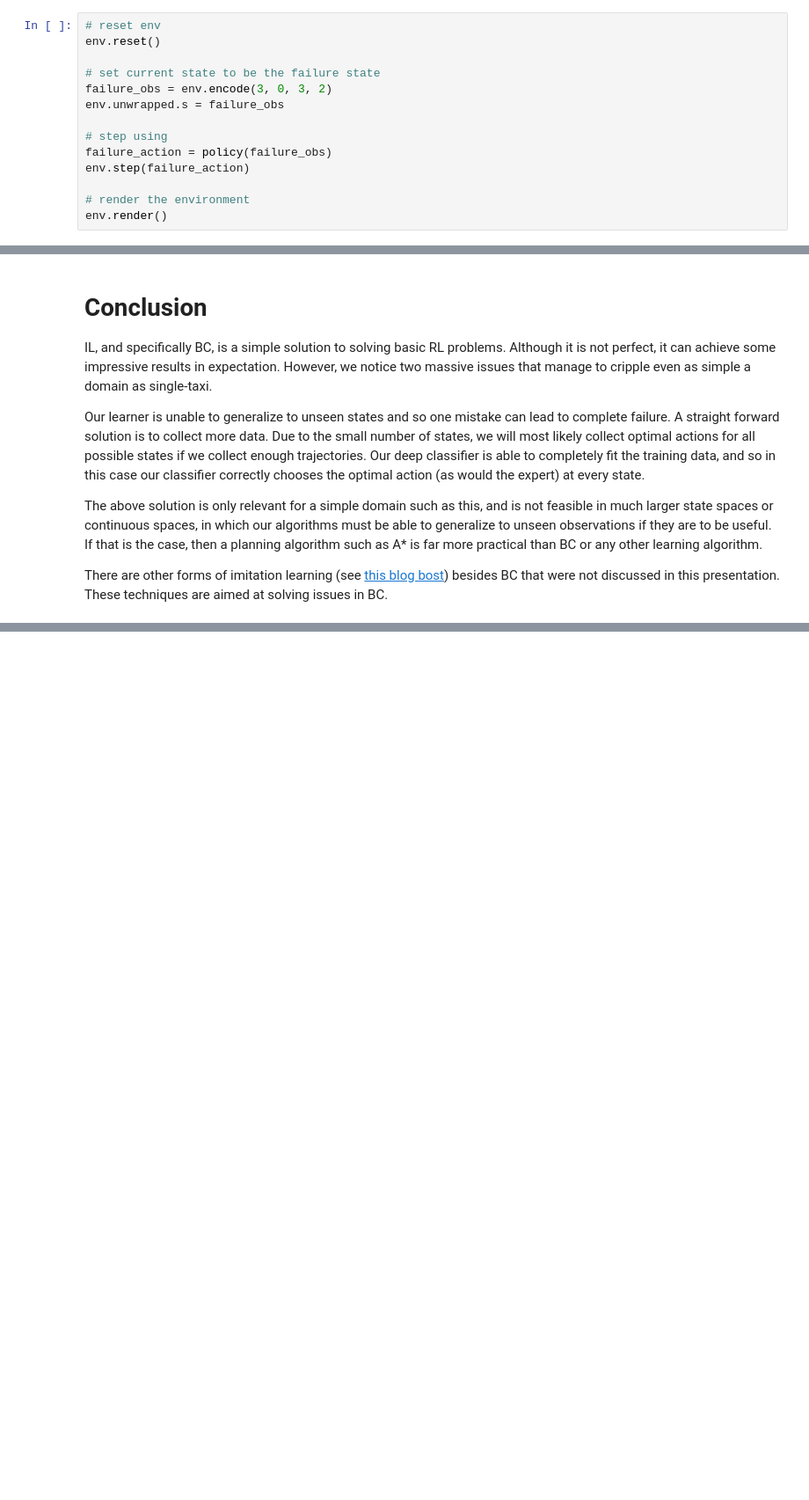
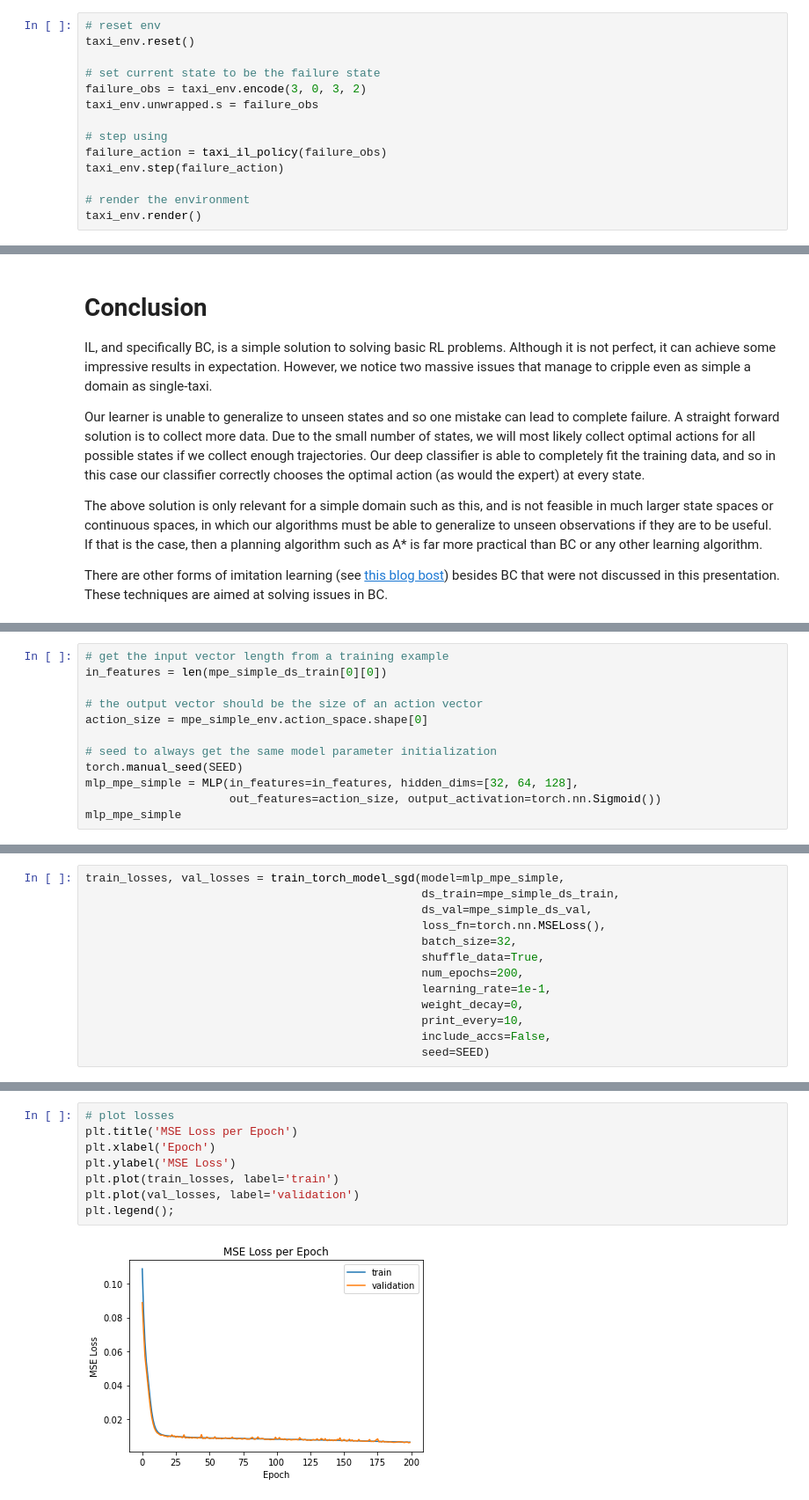
Before and after one commit to CLAIR-LAB-TECHNION/FSTMA-course, a Jupyter notebook: tutorials/tut02/ImitationLearning.ipynb, the cells around one changed output, grey strips where cells are left out. Shown: that part at 88% size. Saved outputs shown, nothing was run; the diff lists cells and outputs as text; blank space fills up the shorter version.

Commit message:
tut02: continuous example + code cleanup
- add an example for behavior cloning with continuous state and action spaces
- rearrange code. create "common" library

```diff
--- a/tutorials/tut02/ImitationLearning.ipynb
+++ b/tutorials/tut02/ImitationLearning.ipynb
@@ -445,18 +443,18 @@ mean rewards per episode: 8.67
 In the vast majority of cases, our policy acts identically to the optimal A* policy. However, during the above animation, you may have seen the policy fail miserably in one or more starting position. Let us recreate one such a scenario.
 # %%
 # reset env
-env.reset()
+taxi_env.reset()
 
 # set current state to be the failure state
-failure_obs = env.encode(3, 0, 3, 2)
-env.unwrapped.s = failure_obs
+failure_obs = taxi_env.encode(3, 0, 3, 2)
+taxi_env.unwrapped.s = failure_obs
 
 # step using
-failure_action = policy(failure_obs)
-env.step(failure_action)
+failure_action = taxi_il_policy(failure_obs)
+taxi_env.step(failure_action)
 
 # render the environment
-env.render()
+taxi_env.render()
 # %% [output]
 +---------+
 |R: | : :G|
@@ -499,0 +603,12 @@ There are other forms of imitation learning (see [this blog bost](https://smartl
+# %%
+# get the input vector length from a training example
+in_features = len(mpe_simple_ds_train[0][0])
+
+# the output vector should be the size of an action vector
+action_size = mpe_simple_env.action_space.shape[0]
+
+# seed to always get the same model parameter initialization
+torch.manual_seed(SEED)
+mlp_mpe_simple = MLP(in_features=in_features, hidden_dims=[32, 64, 128],
+                     out_features=action_size, output_activation=torch.nn.Sigmoid())
+mlp_mpe_simple
@@ -499,0 +634,13 @@ There are other forms of imitation learning (see [this blog bost](https://smartl
+# %%
+train_losses, val_losses = train_torch_model_sgd(model=mlp_mpe_simple,
+                                                 ds_train=mpe_simple_ds_train,
+                                                 ds_val=mpe_simple_ds_val,
+                                                 loss_fn=torch.nn.MSELoss(),
+                                                 batch_size=32,
+                                                 shuffle_data=True,
+                                                 num_epochs=200,
+                                                 learning_rate=1e-1,
+                                                 weight_decay=0,
+                                                 print_every=10,
+                                                 include_accs=False,
+                                                 seed=SEED)
@@ -499,0 +667,10 @@ There are other forms of imitation learning (see [this blog bost](https://smartl
+# %%
+# plot losses
+plt.title('MSE Loss per Epoch')
+plt.xlabel('Epoch')
+plt.ylabel('MSE Loss')
+plt.plot(train_losses, label='train')
+plt.plot(val_losses, label='validation')
+plt.legend();
+# %% [output]
+[figure, added]
```
Also changed, not shown: parts of 36 cells of this notebook, 10 other files.
